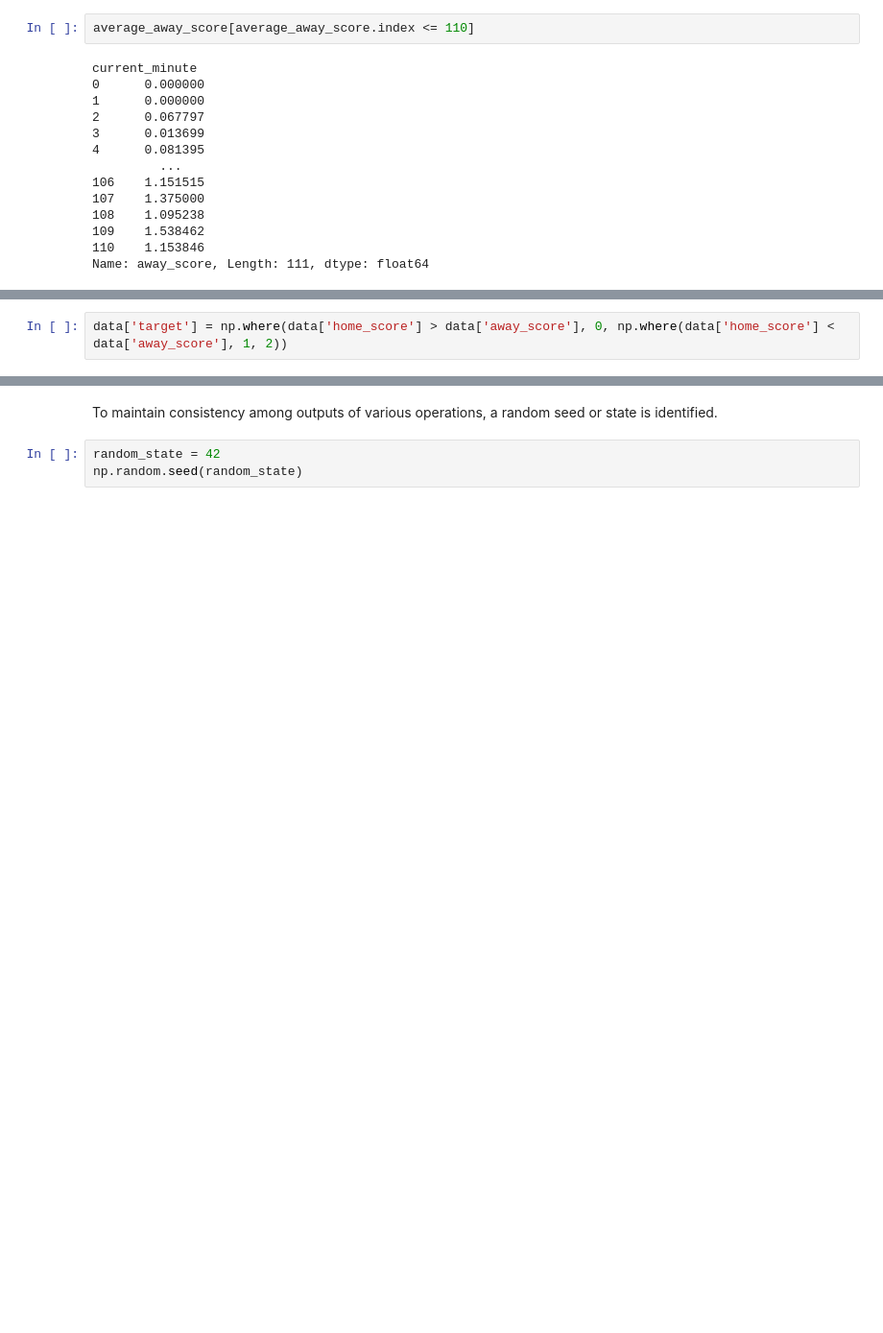
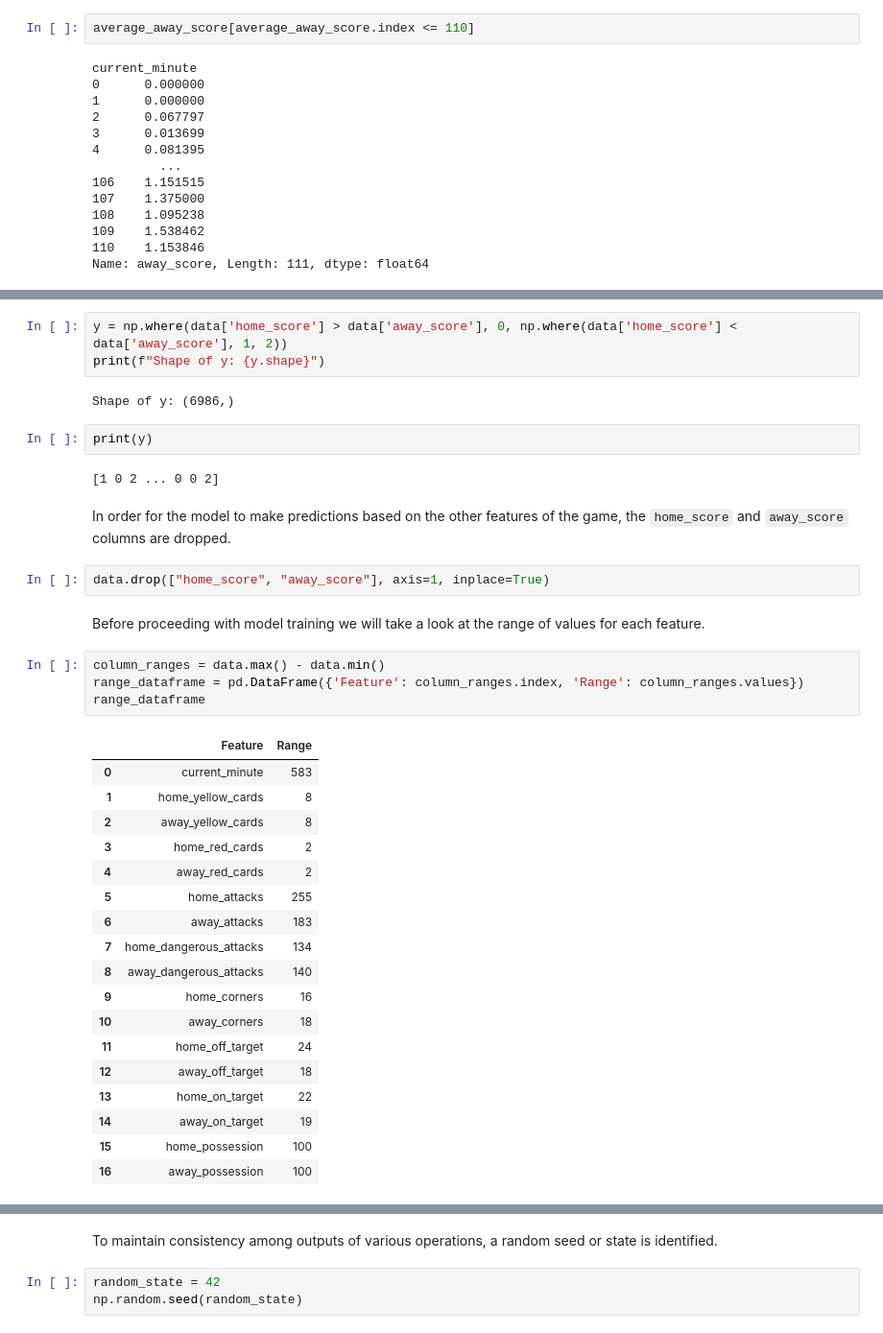
Before and after one commit to boofmax/STINTSY_MCO, a Jupyter notebook: STINTSY_MCO.ipynb, the cells around one changed output, grey strips where cells are left out. Shown at 96% size. Cells and saved outputs as stored; diff of their text form; blank space fills up the shorter version.

```diff
--- a/STINTSY_MCO.ipynb
+++ b/STINTSY_MCO.ipynb
@@ -403,2 +391,0 @@ Here we extract the target values for each instance which will be assigned to th
-# %%
-data['target'] = np.where(data['home_score'] > data['away_score'], 0, np.where(data['home_score'] < data['away_score'], 1, 2))
@@ -423,0 +398,38 @@ data.drop(["home_score", "away_score"], axis=1, inplace=True)
+# %%
+y = np.where(data['home_score'] > data['away_score'], 0, np.where(data['home_score'] < data['away_score'], 1, 2))
+print(f"Shape of y: {y.shape}")
+# %% [output]
+Shape of y: (6986,)
+# %%
+print(y)
+# %% [output]
+[1 0 2 ... 0 0 2]
+# %% [markdown]
+In order for the model to make predictions based on the other features of the game, the `home_score` and `away_score` columns are dropped.
+# %%
+data.drop(["home_score", "away_score"], axis=1, inplace=True)
+# %% [markdown]
+Before proceeding with model training we will take a look at the range of values for each feature.
+# %%
+column_ranges = data.max() - data.min()
+range_dataframe = pd.DataFrame({'Feature': column_ranges.index, 'Range': column_ranges.values})
+range_dataframe
+# %% [output]
+|  | Feature | Range |
+| 0 | current_minute | 583 |
+| 1 | home_yellow_cards | 8 |
+| 2 | away_yellow_cards | 8 |
+| 3 | home_red_cards | 2 |
+| 4 | away_red_cards | 2 |
+| 5 | home_attacks | 255 |
+| 6 | away_attacks | 183 |
+| 7 | home_dangerous_attacks | 134 |
+| 8 | away_dangerous_attacks | 140 |
+| 9 | home_corners | 16 |
+| 10 | away_corners | 18 |
+| 11 | home_off_target | 24 |
+| 12 | away_off_target | 18 |
+| 13 | home_on_target | 22 |
+| 14 | away_on_target | 19 |
+| 15 | home_possession | 100 |
+| 16 | away_possession | 100 |
```
Also changed, not shown: parts of 43 cells of this notebook.
